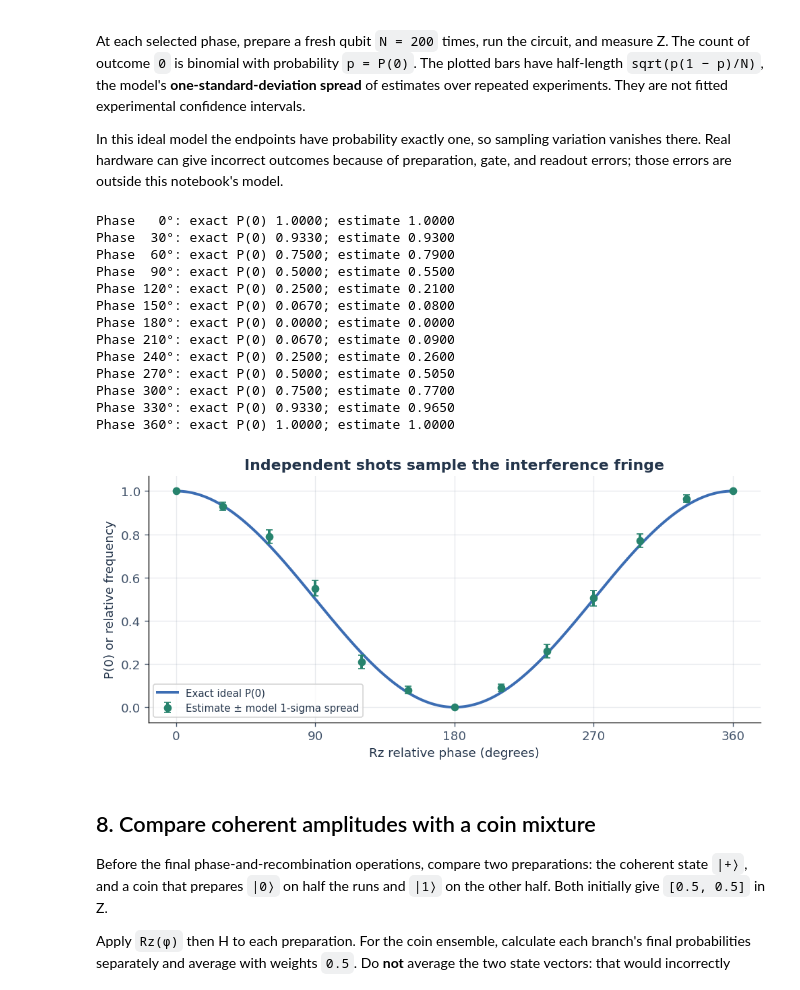
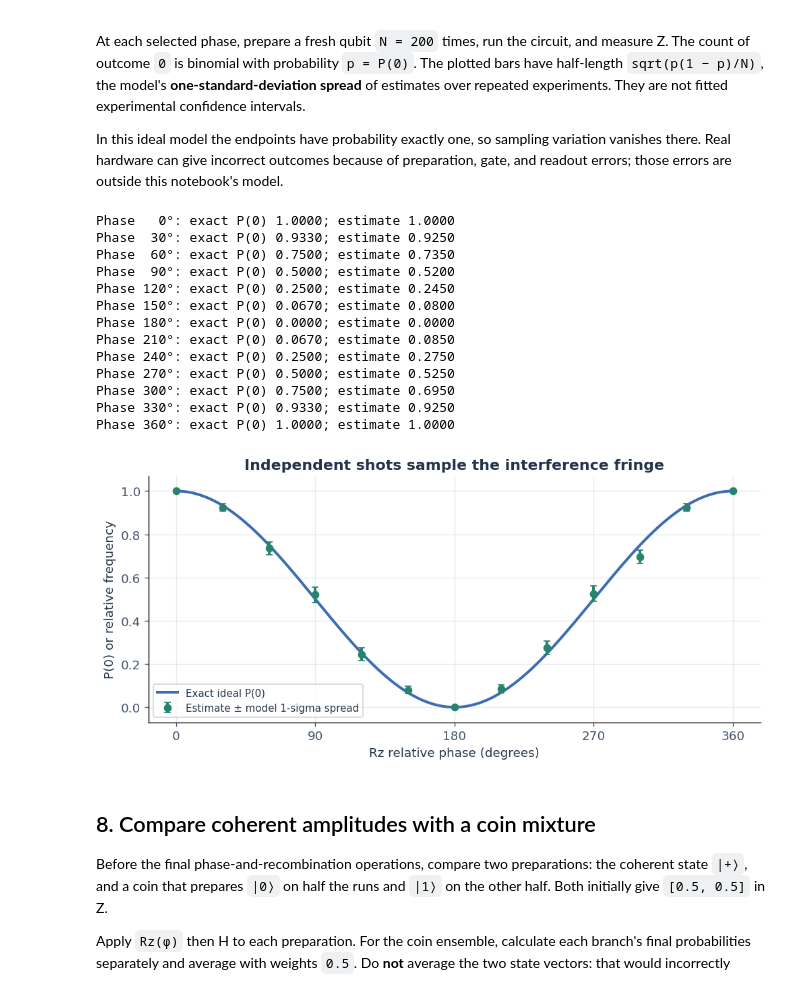
Before and after one commit to oguzhankir/quantum-machine-learning-playground, a Jupyter notebook: notebooks/explore-quantum-systems/02-gates-and-interference.ipynb, the cells around one changed output. Saved outputs shown, nothing was run; the diff lists cells and outputs as text; code cells hidden in the pictures.

```diff
--- a/notebooks/explore-quantum-systems/02-gates-and-interference.ipynb
+++ b/notebooks/explore-quantum-systems/02-gates-and-interference.ipynb
@@ -49,6 +51,34 @@ def probabilities(state):
 
 print(f"Ready: NumPy {np.__version__}, Matplotlib {matplotlib.__version__}")
 print("Ideal finite-dimensional model; every plot is computed by this notebook.")
+
+
+
+def uniform_samples(generator, shape):
+    raw = generator.bit_generator.random_raw(shape)
+    return (raw >> np.uint64(11)).astype(np.float64) * (1.0 / 2**53)
+
+
+def sample_outcomes(distribution, generator, shots):
+    distribution = np.asarray(distribution, dtype=np.float64)
+    if distribution.ndim != 1 or not np.isfinite(distribution).all() or np.any(distribution < 0):
+        raise ValueError("Use a finite, nonnegative probability list.")
+    if not np.isclose(distribution.sum(), 1, atol=TOLERANCE, rtol=0):
+        raise ValueError("Probabilities must sum to one.")
+    cumulative = np.cumsum(distribution)
+    cumulative[-1] = 1.0
+    return np.searchsorted(cumulative, uniform_samples(generator, shots), side="right")
+
+
+def bernoulli_counts(generator, p, shots, runs=1):
+    if not 0 <= p <= 1 or shots < 1 or runs < 1:
+        raise ValueError("Use a valid probability and positive shot and run counts.")
+    chunks = []
+    for start in range(0, runs, 256):
+        current = min(256, runs - start)
+        draws = uniform_samples(generator, (current, shots))
+        chunks.append(np.count_nonzero(draws < p, axis=1))
+    return np.concatenate(chunks)
 # %% [output]
 Ready: NumPy 2.3.5, Matplotlib 3.10.8
 Ideal finite-dimensional model; every plot is computed by this notebook.
@@ -219,40 +249,40 @@ At each selected phase, prepare a fresh qubit `N = 200` times, run the circuit,
 
 In this ideal model the endpoints have probability exactly one, so sampling variation vanishes there. Real hardware can give incorrect outcomes because of preparation, gate, and readout errors; those errors are outside this notebook's model.
 # %%
-rng = np.random.default_rng(20261015)
+rng = np.random.Generator(np.random.PCG64(20261015))
 measured_phases = np.arange(0, 361, 30)
 exact_p0 = np.cos(np.deg2rad(measured_phases) / 2) ** 2
 shots = 200
-counts_zero = rng.binomial(shots, exact_p0)
+counts_zero = np.array([bernoulli_counts(rng, p, shots)[0] for p in exact_p0])
 estimates = counts_zero / shots
 spreads = np.sqrt(exact_p0 * (1 - exact_p0) / shots)
 for phase, exact, estimate in zip(measured_phases, exact_p0, estimates):
     print(f"Phase {phase:3d}°: exact P(0) {exact:.4f}; estimate {estimate:.4f}")
 assert counts_zero[0] == shots and counts_zero[-1] == shots
 assert counts_zero[6] == 0
 fig, ax = plt.subplots(layout="constrained")
 ax.plot(phase_degrees, predictions[:, 0], color=BLUE, label="Exact ideal P(0)")
 ax.errorbar(measured_phases, estimates, yerr=spreads, fmt="o", color=GREEN, capsize=3,
             label="Estimate ± model 1-sigma spread")
 ax.set(xlabel="Rz relative phase (degrees)", ylabel="P(0) or relative frequency", xticks=[0, 90, 180, 270, 360],
        ylim=(-0.07, 1.07), title="Independent shots sample the interference fringe")
 ax.legend(fontsize=9)
 plt.show()
 # %% [output]
 Phase   0°: exact P(0) 1.0000; estimate 1.0000
-Phase  30°: exact P(0) 0.9330; estimate 0.9300
-Phase  60°: exact P(0) 0.7500; estimate 0.7900
-Phase  90°: exact P(0) 0.5000; estimate 0.5500
-Phase 120°: exact P(0) 0.2500; estimate 0.2100
+Phase  30°: exact P(0) 0.9330; estimate 0.9250
+Phase  60°: exact P(0) 0.7500; estimate 0.7350
+Phase  90°: exact P(0) 0.5000; estimate 0.5200
+Phase 120°: exact P(0) 0.2500; estimate 0.2450
 Phase 150°: exact P(0) 0.0670; estimate 0.0800
 Phase 180°: exact P(0) 0.0000; estimate 0.0000
-Phase 210°: exact P(0) 0.0670; estimate 0.0900
-Phase 240°: exact P(0) 0.2500; estimate 0.2600
-Phase 270°: exact P(0) 0.5000; estimate 0.5050
-Phase 300°: exact P(0) 0.7500; estimate 0.7700
-Phase 330°: exact P(0) 0.9330; estimate 0.9650
+Phase 210°: exact P(0) 0.0670; estimate 0.0850
+Phase 240°: exact P(0) 0.2500; estimate 0.2750
+Phase 270°: exact P(0) 0.5000; estimate 0.5250
+Phase 300°: exact P(0) 0.7500; estimate 0.6950
+Phase 330°: exact P(0) 0.9330; estimate 0.9250
 Phase 360°: exact P(0) 1.0000; estimate 1.0000
-[figure, old version]
+[figure, new version]
 # %% [markdown]
 ## 8. Compare coherent amplitudes with a coin mixture
 
```
Also changed, not shown: parts of 1 cell of this notebook, 3 other files.
